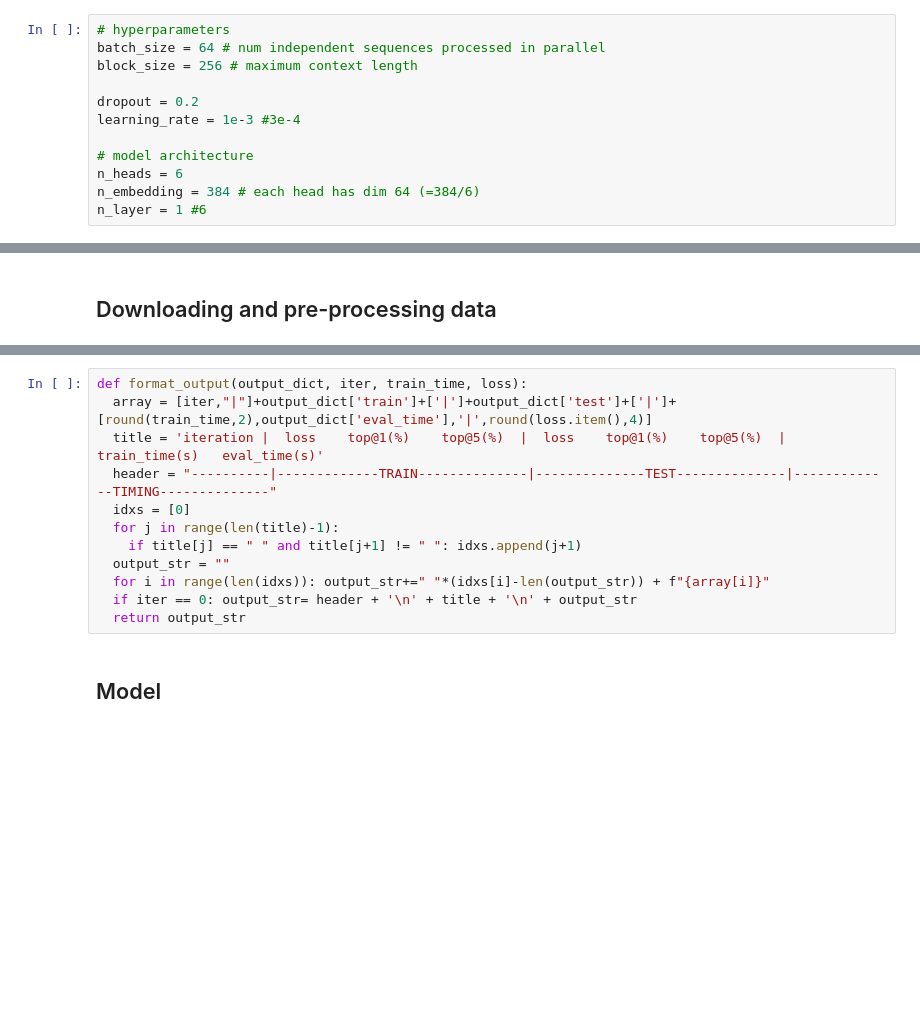
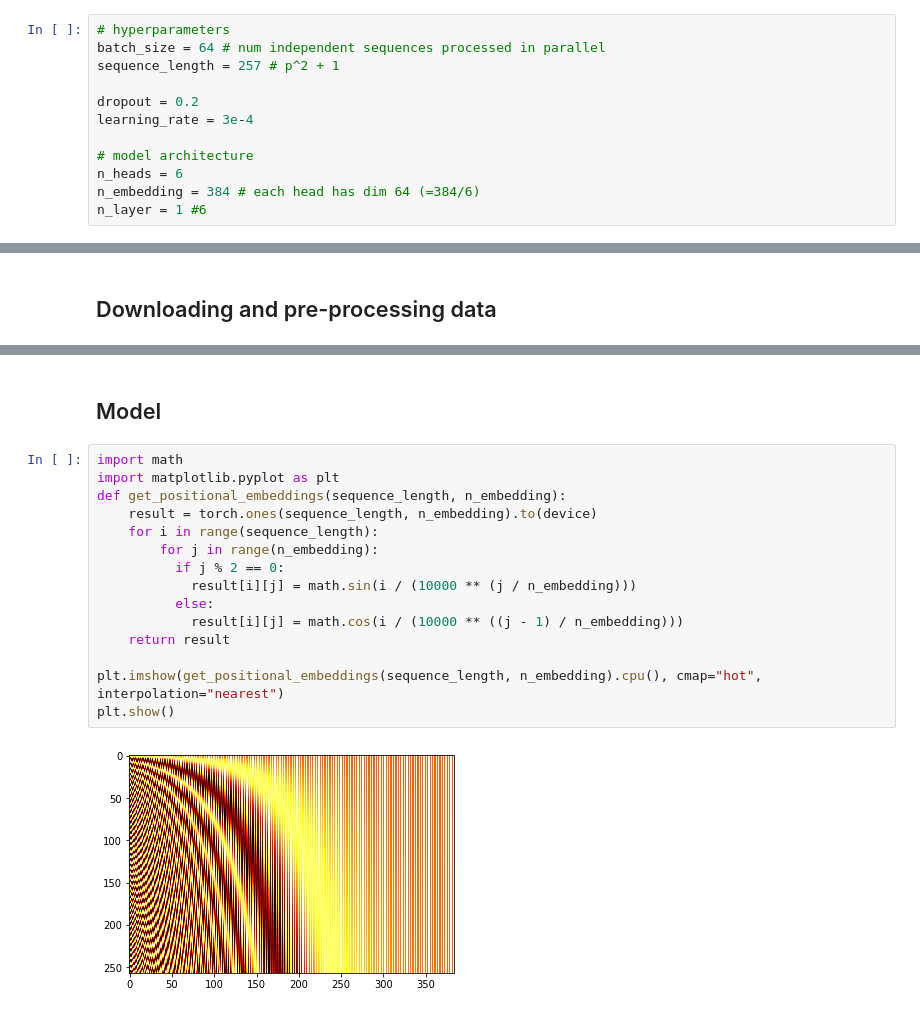
Before and after one commit to Molten-Ice/Deep-Learning, a Jupyter notebook: ViT.ipynb, the cells around one changed output, grey strips where cells are left out. Saved outputs shown, nothing was run; the diff lists cells and outputs as text; blank space fills up the shorter version.

```diff
--- a/ViT.ipynb
+++ b/ViT.ipynb
@@ -40,10 +40,10 @@ You are using a high-RAM runtime!
 # %%
 # hyperparameters
 batch_size = 64 # num independent sequences processed in parallel
-block_size = 256 # maximum context length
+sequence_length = 257 # p^2 + 1
 
 dropout = 0.2
-learning_rate = 1e-3 #3e-4
+learning_rate = 3e-4
 
 # model architecture
 n_heads = 6
@@ -199,17 +228,22 @@ def evaluate_model(model: nn.Module, batch_limit=-1) -> dict:
-# %%
-def format_output(output_dict, iter, train_time, loss):
-  array = [iter,"|"]+output_dict['train']+['|']+output_dict['test']+['|']+[round(train_time,2),output_dict['eval_time'],'|',round(loss.item(),4)]
-  title = 'iteration |  loss    top@1(%)    top@5(%)  |  loss    top@1(%)    top@5(%)  |  train_time(s)   eval_time(s)'
-  header = "----------|-------------TRAIN--------------|--------------TEST--------------|-------------TIMING--------------"
-  idxs = [0]
-  for j in range(len(title)-1):
-    if title[j] == " " and title[j+1] != " ": idxs.append(j+1)
-  output_str = ""
-  for i in range(len(idxs)): output_str+=" "*(idxs[i]-len(output_str)) + f"{array[i]}"
-  if iter == 0: output_str= header + '\n' + title + '\n' + output_str
-  return output_str
 # %% [markdown]
 ## Model
+# %%
+import math
+import matplotlib.pyplot as plt
+def get_positional_embeddings(sequence_length, n_embedding):
+    result = torch.ones(sequence_length, n_embedding).to(device)
+    for i in range(sequence_length):
+        for j in range(n_embedding):
+          if j % 2 == 0:
+            result[i][j] = math.sin(i / (10000 ** (j / n_embedding)))
+          else:
+            result[i][j] = math.cos(i / (10000 ** ((j - 1) / n_embedding)))
+    return result
+
+plt.imshow(get_positional_embeddings(sequence_length, n_embedding).cpu(), cmap="hot", interpolation="nearest")
+plt.show()
+# %% [output]
+[figure, added]
 # %%
 class MultiHeadAttention(nn.Module):
   # parallelized attention heads
```
Also changed, not shown: parts of 15 cells of this notebook.
